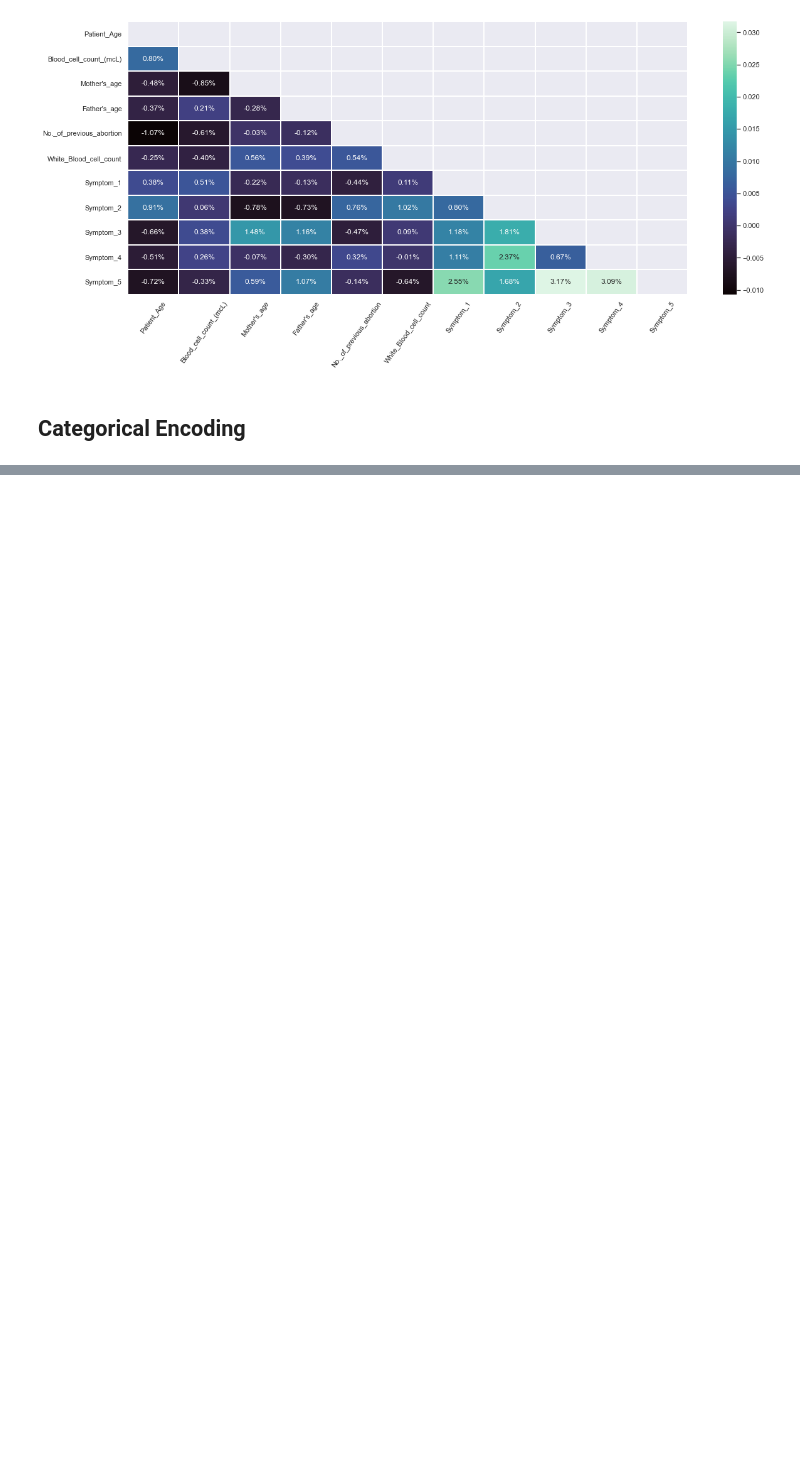
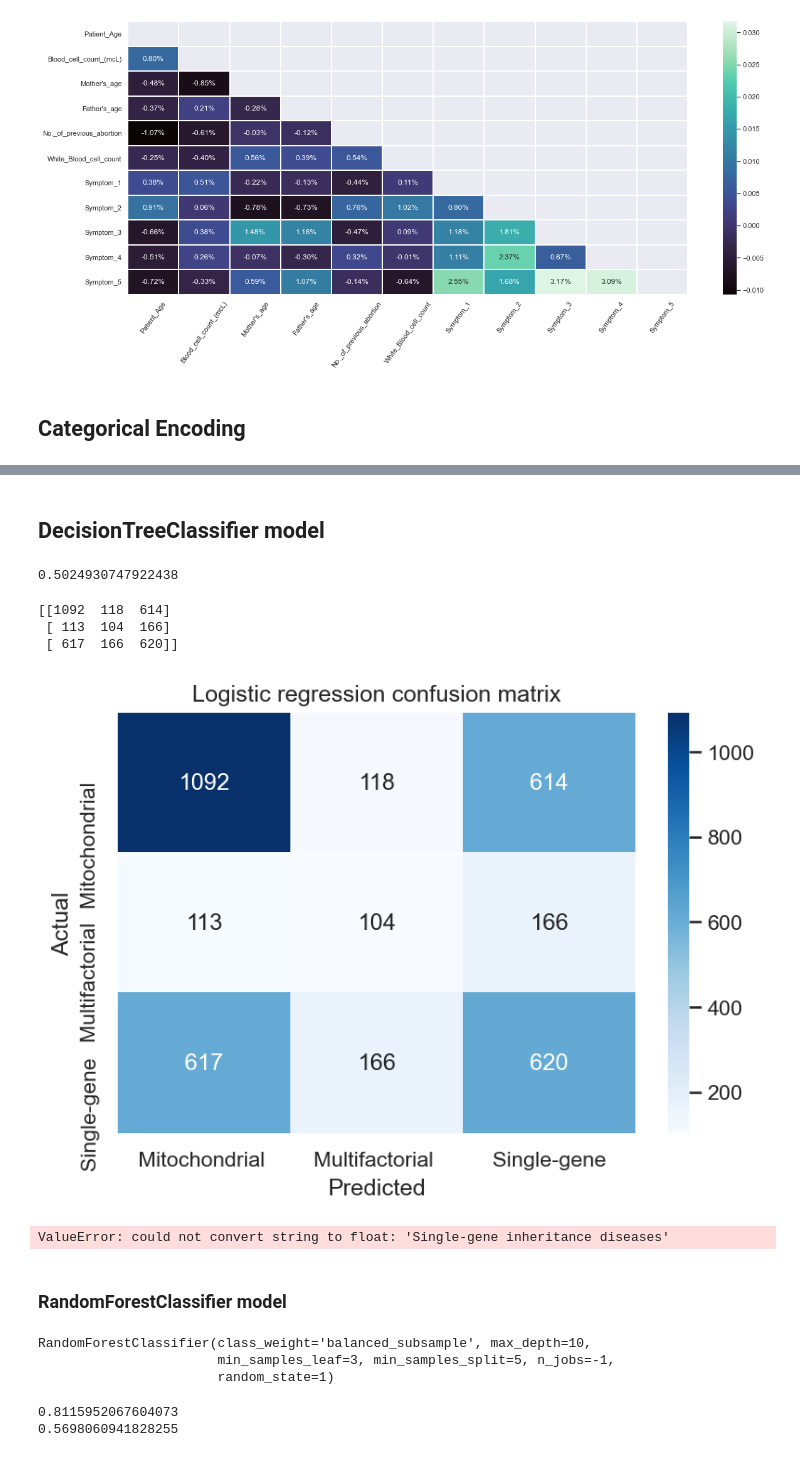
Before and after one commit to BoareshT/Genetic_disorder, a Jupyter notebook: Genetic.ipynb, the cells around one changed output, grey strips where cells are left out. Drawn from its saved outputs; the diff is of its cells as text; code cells hidden in the pictures; blank space fills up the shorter version.

Commit message:
models training

```diff
--- a/Genetic.ipynb
+++ b/Genetic.ipynb
@@ -502,0 +545,7 @@ ValueError: multiclass-multioutput is not supported
+# %%
+from sklearn.preprocessing import StandardScaler
+scaler=StandardScaler()
+# %%
+x1_train[numerical_features.columns]=pd.DataFrame(scaler.fit_transform(x1_train[numerical_features.columns]),columns=numerical_features.columns)
+x1_test[numerical_features.columns]=pd.DataFrame(scaler.fit_transform(x1_test[numerical_features.columns]),columns=numerical_features.columns)
+x1_train
@@ -502,0 +606,49 @@ ValueError: multiclass-multioutput is not supported
+# %% [markdown]
+## DecisionTreeClassifier model
+# %%
+from sklearn import tree
+model = tree.DecisionTreeClassifier()
+model.fit(x1_train,y1_train)
+print(model.score(x1_test,y1_test))
+# %% [output]
+0.5024930747922438
+# %%
+from sklearn.metrics import confusion_matrix , classification_report
+logit_confusion = confusion_matrix(y1_test, model.predict(x1_test))
+print(logit_confusion)
+# %% [output]
+[[1092  118  614]
+ [ 113  104  166]
+ [ 617  166  620]]
+# %%
+plt.figure(dpi=150)
+sns.heatmap(logit_confusion, cmap="Blues", annot=True,fmt="d" ,
+           xticklabels= ["Mitochondrial ",'Multifactorial ','Single-gene'],
+           yticklabels=["Mitochondrial ",'Multifactorial ','Single-gene'])
+
+plt.xlabel('Predicted')
+plt.ylabel('Actual')
+plt.title('Logistic regression confusion matrix');
+
+plt.savefig("confusion_matrix_logit_titanic")
+# %% [output]
+[figure, added]
+# %%
+model.fit(x2_train,y2_train)
+print(model.score(x2_test,y2_test))
+# %% [output]
+ValueError: could not convert string to float: 'Single-gene inheritance diseases'
+# %% [markdown]
+### RandomForestClassifier model
+# %%
+from sklearn.ensemble import RandomForestClassifier
+
+rf1= RandomForestClassifier(verbose=0, random_state=1, n_jobs=-1, class_weight='balanced_subsample',
+                       n_estimators=100,max_depth=10,
+                       min_samples_split = 5, min_samples_leaf = 3
+                      )
+rf1.fit(x1_train, y1_train)
+# %% [output]
+RandomForestClassifier(class_weight='balanced_subsample', max_depth=10,
+                       min_samples_leaf=3, min_samples_split=5, n_jobs=-1,
+                       random_state=1)
@@ -502,0 +662,10 @@ ValueError: multiclass-multioutput is not supported
+# %%
+
+from sklearn.metrics import accuracy_score
+y1_train_pred = rf1.predict(x1_train)
+y1_test_pred = rf1.predict(x1_test)
+print(accuracy_score(y1_train, y1_train_pred))
+print(accuracy_score(y1_test, y1_test_pred))
+# %% [output]
+0.8115952067604073
+0.5698060941828255
```
Also changed, not shown: parts of 51 cells of this notebook.
